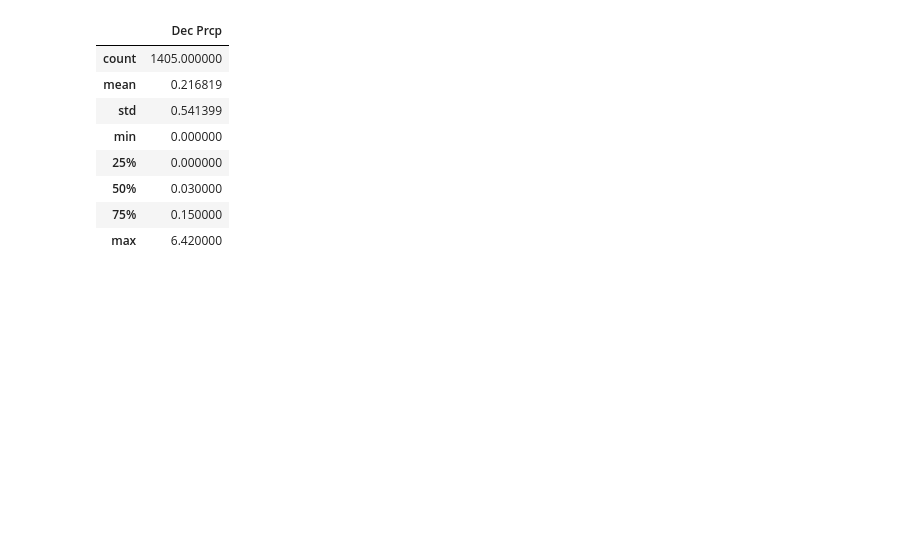
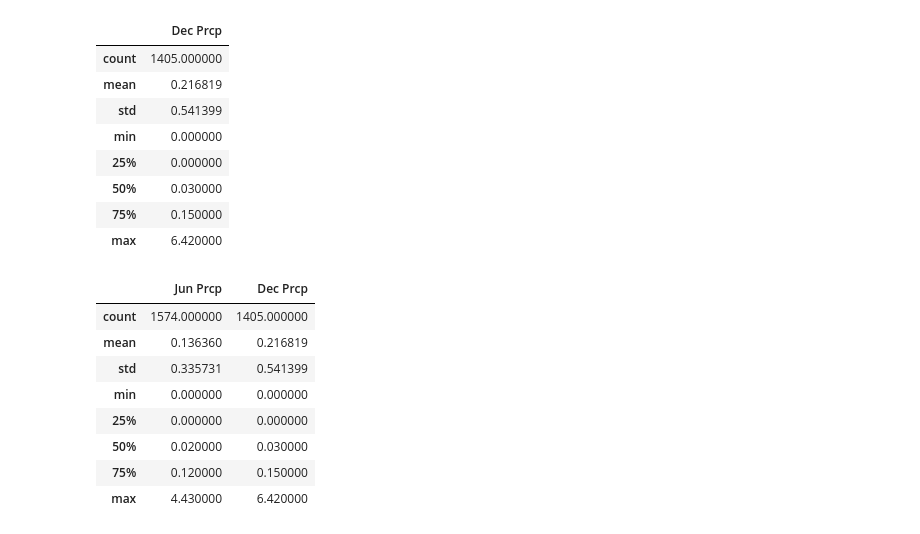
Before and after one commit to BessHung/Surfs_up, a Jupyter notebook: SurfsUp_Challenge.ipynb, the cells around one changed output. Saved outputs shown, nothing was run; the diff lists cells and outputs as text; code cells hidden in the pictures; blank space fills up the shorter version.

```diff
--- a/SurfsUp_Challenge.ipynb
+++ b/SurfsUp_Challenge.ipynb
@@ -152,7 +152,7 @@ plt.show()
 # precipitation data for Jun
 month = 6
 results = session.query(Measurement.prcp).filter(extract('month', Measurement.date)==month).filter(Measurement.prcp != 'None').all()
-Jun_prcp_df = pd.DataFrame(prcp_06, columns=['Jun Prcp'])
+Jun_prcp_df = pd.DataFrame(results, columns=['Jun Prcp'])
 
 Jun_prcp_df.describe()
 # %% [output]
@@ -182,3 +182,20 @@ Dec_prcp_df.describe()
 | 50% | 0.030000 |
 | 75% | 0.150000 |
 | max | 6.420000 |
+# %%
+# combine stats
+june_stats = Jun_prcp_df.describe()
+dec_stats = Dec_prcp_df.describe()
+
+combine_stats = june_stats.merge(dec_stats, left_index=True, right_index=True)
+combine_stats
+# %% [output]
+|  | Jun Prcp | Dec Prcp |
+| count | 1574.000000 | 1405.000000 |
+| mean | 0.136360 | 0.216819 |
+| std | 0.335731 | 0.541399 |
+| min | 0.000000 | 0.000000 |
+| 25% | 0.000000 | 0.000000 |
+| 50% | 0.020000 | 0.030000 |
+| 75% | 0.120000 | 0.150000 |
+| max | 4.430000 | 6.420000 |
```
Also changed, not shown: parts of 2 cells of this notebook, 4 other files.
